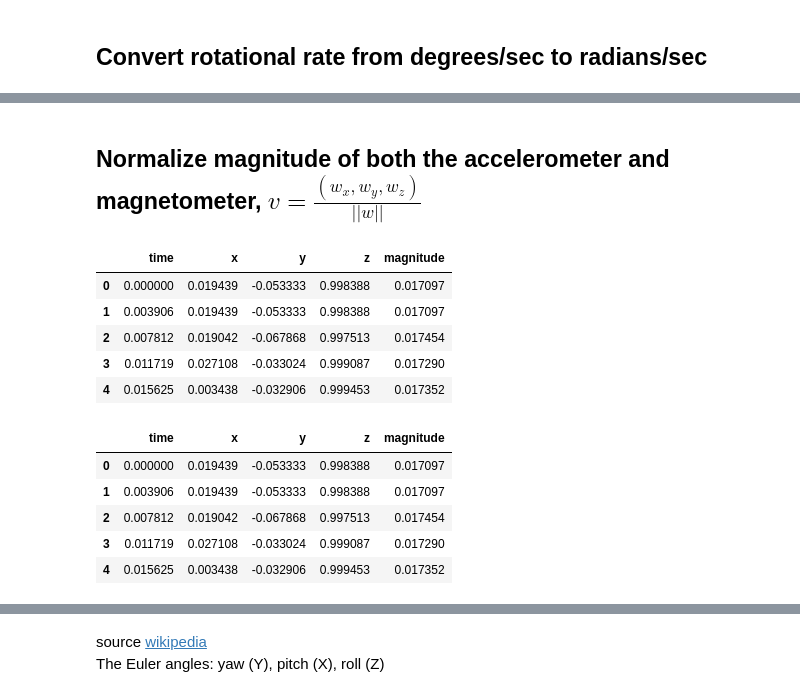
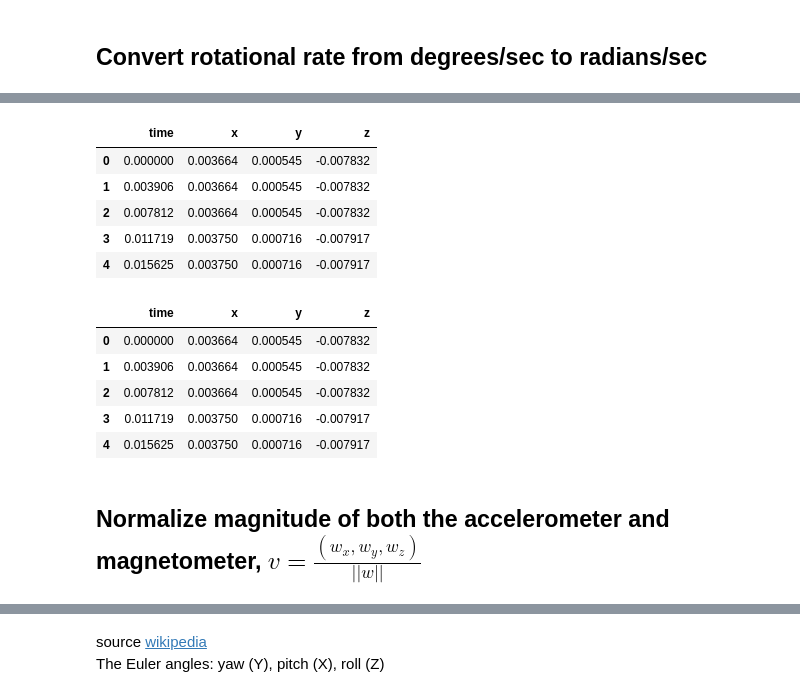
Before and after one commit to Fatema/imu, a Jupyter notebook: imu-prototype.ipynb, the cells around one changed output, grey strips where cells are left out. Drawn from its saved outputs; the diff is of its cells as text; code cells hidden in the pictures.

```diff
--- a/imu-prototype.ipynb
+++ b/imu-prototype.ipynb
@@ -169,4 +101,0 @@ accelerometer_data[['time', 'x', 'y', 'z']].plot('time')
-# %%
-magnetometer_data[['x', 'y', 'z']] = np.radians(magnetometer_data[['x', 'y', 'z']])
-# %%
-magnetometer_data['magnitude'] = np.sqrt(np.square(magnetometer_data[['x', 'y', 'z']]).sum(axis=1))
@@ -195,2 +132,17 @@ magnetometer_data[['time', 'x', 'y', 'z']].plot('time')
+# %%
+deg2radians(magnetometer_data).head()
+# %% [output]
+|  | time | x | y | z |
+| 0 | 0.000000 | 0.003664 | 0.000545 | -0.007832 |
+| 1 | 0.003906 | 0.003664 | 0.000545 | -0.007832 |
+| 2 | 0.007812 | 0.003664 | 0.000545 | -0.007832 |
+| 3 | 0.011719 | 0.003750 | 0.000716 | -0.007917 |
+| 4 | 0.015625 | 0.003750 | 0.000716 | -0.007917 |
+|  | time | x | y | z |
+| 0 | 0.000000 | 0.003664 | 0.000545 | -0.007832 |
+| 1 | 0.003906 | 0.003664 | 0.000545 | -0.007832 |
+| 2 | 0.007812 | 0.003664 | 0.000545 | -0.007832 |
+| 3 | 0.011719 | 0.003750 | 0.000716 | -0.007917 |
+| 4 | 0.015625 | 0.003750 | 0.000716 | -0.007917 |
 # %% [markdown]
 ## Normalize magnitude of both the accelerometer and magnetometer, $v = \frac{(w_x, w_y, w_z)} {||w||}$
@@ -199,15 +148,0 @@ accelerometer_data[['x', 'y', 'z']] = accelerometer_data[['x', 'y', 'z']].div(ac
-# %%
-accelerometer_data.head()
-# %% [output]
-|  | time | x | y | z | magnitude |
-| 0 | 0.000000 | 0.019439 | -0.053333 | 0.998388 | 0.017097 |
-| 1 | 0.003906 | 0.019439 | -0.053333 | 0.998388 | 0.017097 |
-| 2 | 0.007812 | 0.019042 | -0.067868 | 0.997513 | 0.017454 |
-| 3 | 0.011719 | 0.027108 | -0.033024 | 0.999087 | 0.017290 |
-| 4 | 0.015625 | 0.003438 | -0.032906 | 0.999453 | 0.017352 |
-|  | time | x | y | z | magnitude |
-| 0 | 0.000000 | 0.019439 | -0.053333 | 0.998388 | 0.017097 |
-| 1 | 0.003906 | 0.019439 | -0.053333 | 0.998388 | 0.017097 |
-| 2 | 0.007812 | 0.019042 | -0.067868 | 0.997513 | 0.017454 |
-| 3 | 0.011719 | 0.027108 | -0.033024 | 0.999087 | 0.017290 |
-| 4 | 0.015625 | 0.003438 | -0.032906 | 0.999453 | 0.017352 |
```
Also changed, not shown: parts of 43 cells of this notebook.
